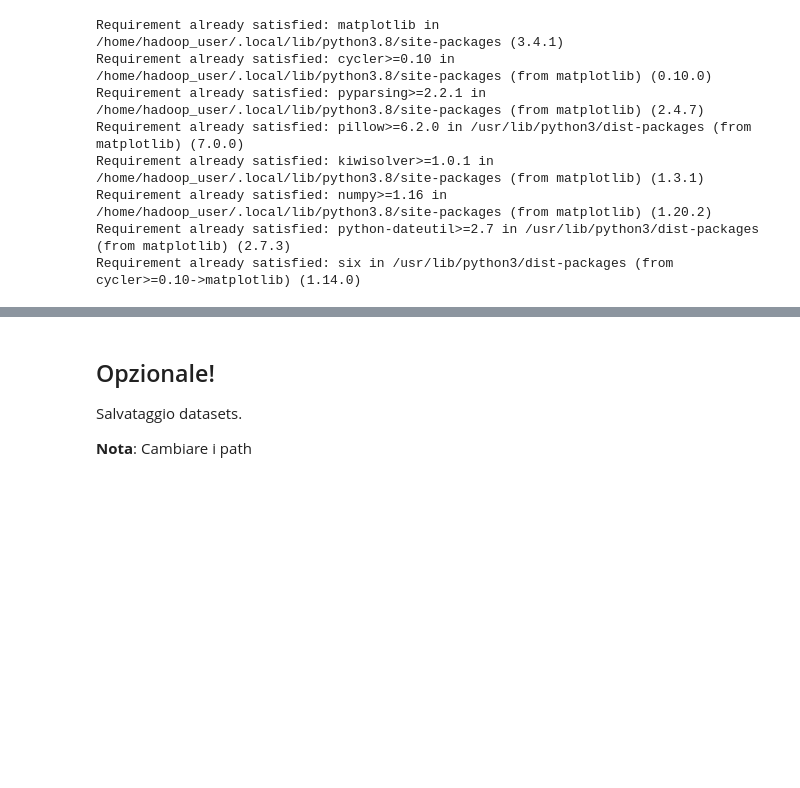
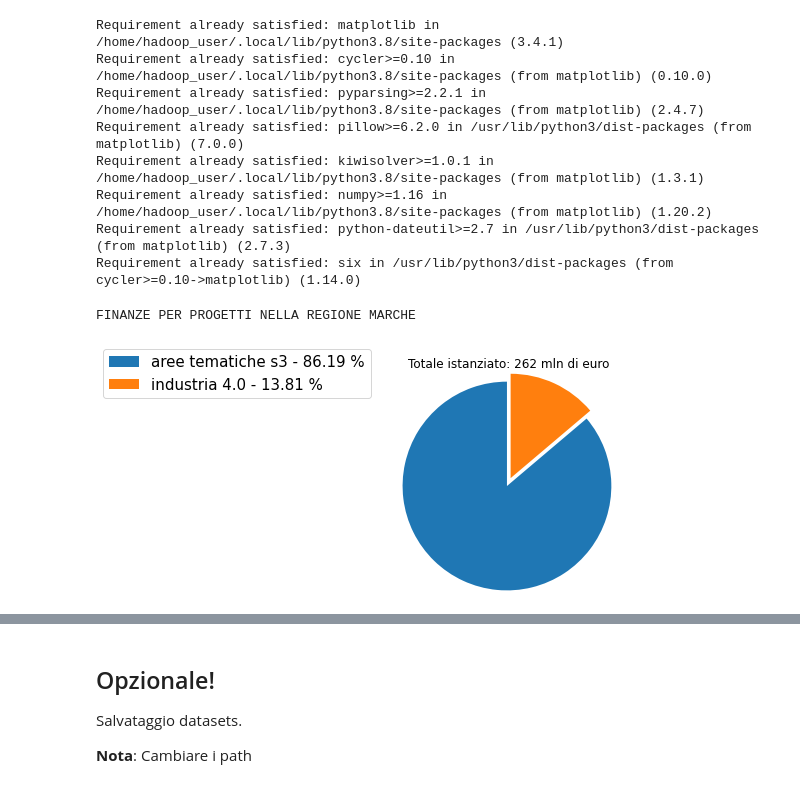
Before and after one commit to LorenzoDag/Economia, a Jupyter notebook: economia.ipynb, the cells around one changed output, grey strips where cells are left out. Drawn from its saved outputs; the diff is of its cells as text; code cells hidden in the pictures; blank space fills up the shorter version.

```diff
--- a/economia.ipynb
+++ b/economia.ipynb
@@ -194 +202,8 @@ for name, dataframe in ind4_dict.items():
+# %%
+print("FINANZE PER PROGETTI NELLA REGIONE MARCHE\n")
+pieChart(f"Totale istanziato: {int((s3_tot + ind4_tot)*1E-6)} mln di euro", ["aree tematiche s3", "industria 4.0"], [s3_tot, ind4_tot], (0.05,0.05))
+plt.show()
+# %% [output]
+FINANZE PER PROGETTI NELLA REGIONE MARCHE
+[figure, added]
 # %%
```
Also changed, not shown: parts of 30 cells of this notebook.
